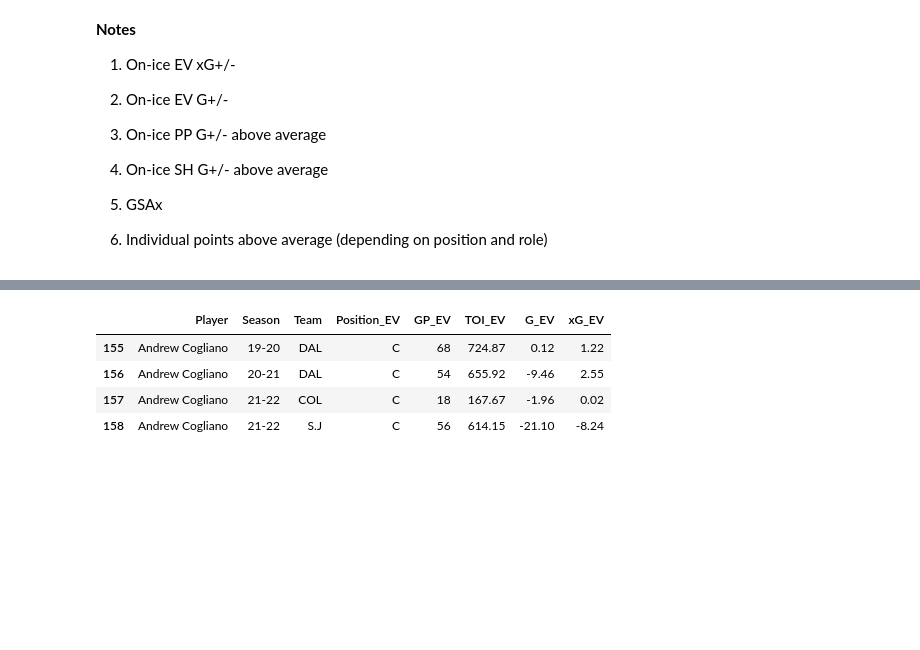
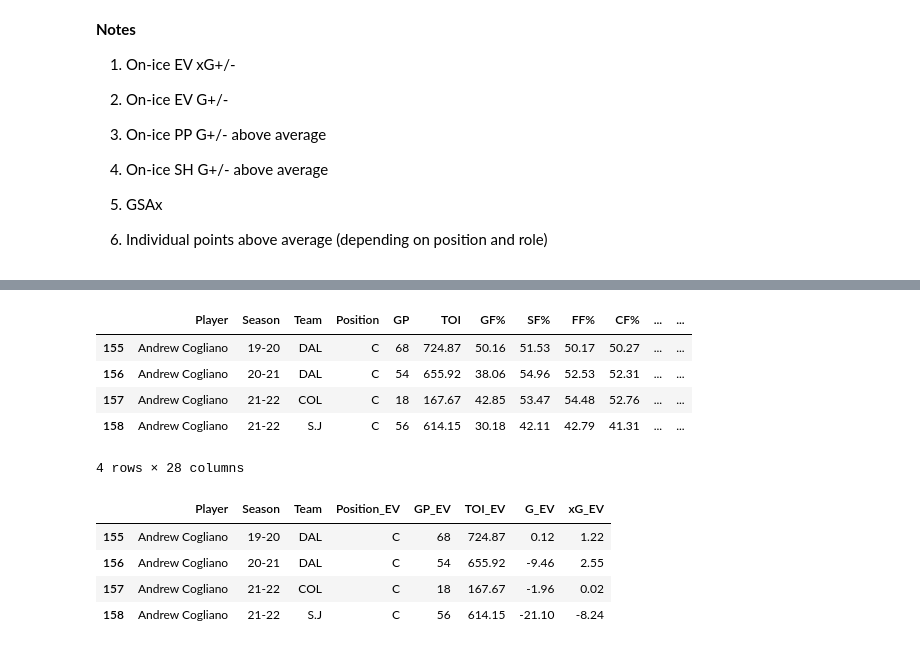
Before and after one commit to danmartin25/Hockey_Model, a Jupyter notebook: Hockey_Model_Mark_I.ipynb, the cells around one changed output, grey strips where cells are left out. Saved outputs shown, nothing was run; the diff lists cells and outputs as text; code cells hidden in the pictures; blank space fills up the shorter version.

```diff
--- a/Hockey_Model_Mark_I.ipynb
+++ b/Hockey_Model_Mark_I.ipynb
@@ -27,3 +35,12 @@ skater_EV_totals_raw = pd.read_csv('https://raw.githubusercontent.com/danmartin2
+# %%
+skater_EV_totals_raw.loc[skater_EV_totals_raw.Player=='Andrew Cogliano']
+# %% [output]
+|  | Player | Season | Team | Position | GP | TOI | GF% | SF% | FF% | CF% | ... | ... |
+| 155 | Andrew Cogliano | 19-20 | DAL | C | 68 | 724.87 | 50.16 | 51.53 | 50.17 | 50.27 | ... | ... |
+| 156 | Andrew Cogliano | 20-21 | DAL | C | 54 | 655.92 | 38.06 | 54.96 | 52.53 | 52.31 | ... | ... |
+| 157 | Andrew Cogliano | 21-22 | COL | C | 18 | 167.67 | 42.85 | 53.47 | 54.48 | 52.76 | ... | ... |
+| 158 | Andrew Cogliano | 21-22 | S.J | C | 56 | 614.15 | 30.18 | 42.11 | 42.79 | 41.31 | ... | ... |
+4 rows × 28 columns
 # %%
 #Restrict Totals Data to GP,TOI,GF%,xGF%,GF,GA,xGF,xGA
 skater_EV_totals = skater_EV_totals_raw.loc[:,['Player','Season','Team','Position','GP','TOI','GF%','xGF%','GF','GA','xGF','xGA']]
```
Also changed, not shown: parts of 3 cells of this notebook.
